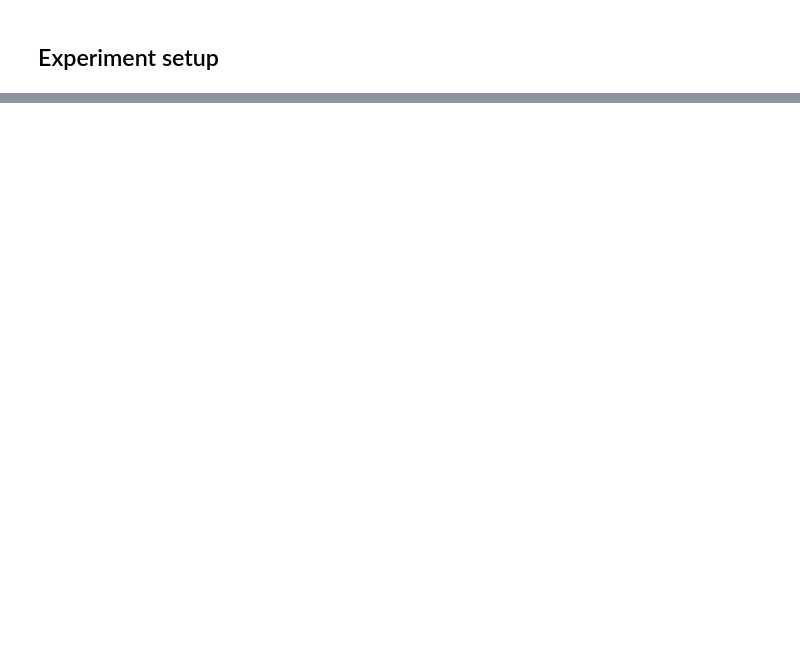
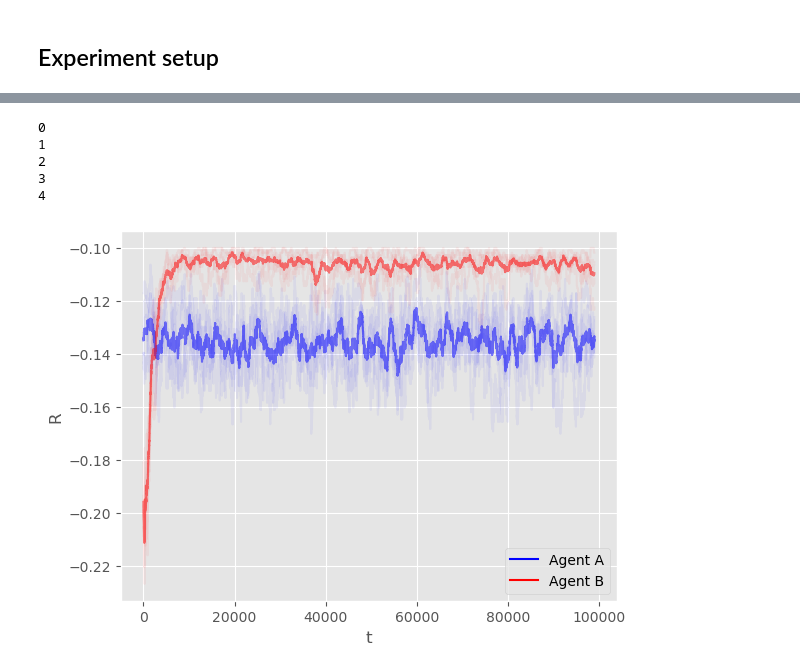
Before and after one commit to Ruzejjur/ARAMARL_TMDP_DP, a Jupyter notebook: TMDP_DP/Experiments_CoinGame_DP.ipynb, the cells around one changed output, grey strips where cells are left out. Saved outputs shown, nothing was run; the diff lists cells and outputs as text; code cells hidden in the pictures; blank space fills up the shorter version.

```diff
--- a/TMDP_DP/Experiments_CoinGame_DP.ipynb
+++ b/TMDP_DP/Experiments_CoinGame_DP.ipynb
@@ -188,37 +191,8 @@ plot(r0ss, r1ss, moving_average_window_size=moving_average_window_size, dir=None
-# %%
-## Setup experiment 2
-
-# Number of experiments
-N_EXP = 5
-
-# Number of states
-n_states = (3*3)**4
-
-# Number of episodes
-n_iter = 10000
-
-# Number of steps
-max_steps = 12
-
-# Constant gamma
-gamma = 0.99
-
-# Learning rate
-learning_rate = 0.5
-
-# Epsilon for epsilon greedy policy
-epsilon = 0.3
-
-# Initialize environment
-env = CoinGame(max_steps)
-
-# Moving average window size for plotting
-moving_average_window_size = 1000
-
-# Initialize observed reward arrays for each experiment
-r0ss = []
-r1ss = []
 # %%
+r0ss = []
+r1ss = []
+
+
 # Run the experiments
 for n in range(N_EXP):
 
@@ -233,8 +207,8 @@ for n in range(N_EXP):
 
     # P2 = ExpSmoother(env.available_actions_Adv, env.available_actions_Adv, learning_rate=0.7)
     # P2 = RandomAgent( env.available_actions, p=0.5)
-    P1 = Level2QAgentSoftmax(env.available_actions_DM, env.available_actions_Adv, n_states=n_states,
-                          learning_rate=learning_rate, epsilon=epsilon, gamma=gamma)
+    # P1 = Level2QAgentSoftmax(env.available_actions_DM, env.available_actions_Adv, n_states=n_states,
+    #                       learning_rate=learning_rate, epsilon=epsilon, gamma=gamma)
 
     # P1 = Level2QAgent_fixed(env.available_actions_DM, env.available_actions_Adv, n_states=n_states,
     #                         learning_rate=learning_rate, epsilon=epsilon, gamma=gamma)
@@ -270,30 +244,37 @@ for n in range(N_EXP):
 
             # Agents update their Q/Value functions
             # * Note: They update their Q/Value functions simultaneously
             P1.update(s, [a1, a2], [rewards[0], rewards[1]], s_new)
             P2.update(s, [a2, a1], [rewards[1], rewards[0]], s_new)
 
             # Set the current state to the new state
             s = s_new
 
             # Add the observed reward to the episode reward of both agents
             # * Note: The rewards are observed simultaneously
             episode_rewards_DM += rewards[0]
             episode_rewards_Adv += rewards[1]
 
         # Append the episode rewards to the list of rewards for this experiment
         r0s.append(episode_rewards_DM)
         # Append the episode rewards to the list of rewards for this experiment
         r1s.append(episode_rewards_Adv)
 
         env.reset()
         # if i%10 == 0:
         #     P1.epsilonA *= 0.995
         #     P2.epsilon *= 0.995
         #     #P1.epsilonB *= 0.9
 
     print(n)
     r0ss.append(r0s)
     r1ss.append(r1s)
 
 plot(r0ss, r1ss, moving_average_window_size=moving_average_window_size)
+# %% [output]
+0
+1
+2
+3
+4
+[figure, added]
```
Also changed, not shown: parts of 2 cells of this notebook, 1 other file.
